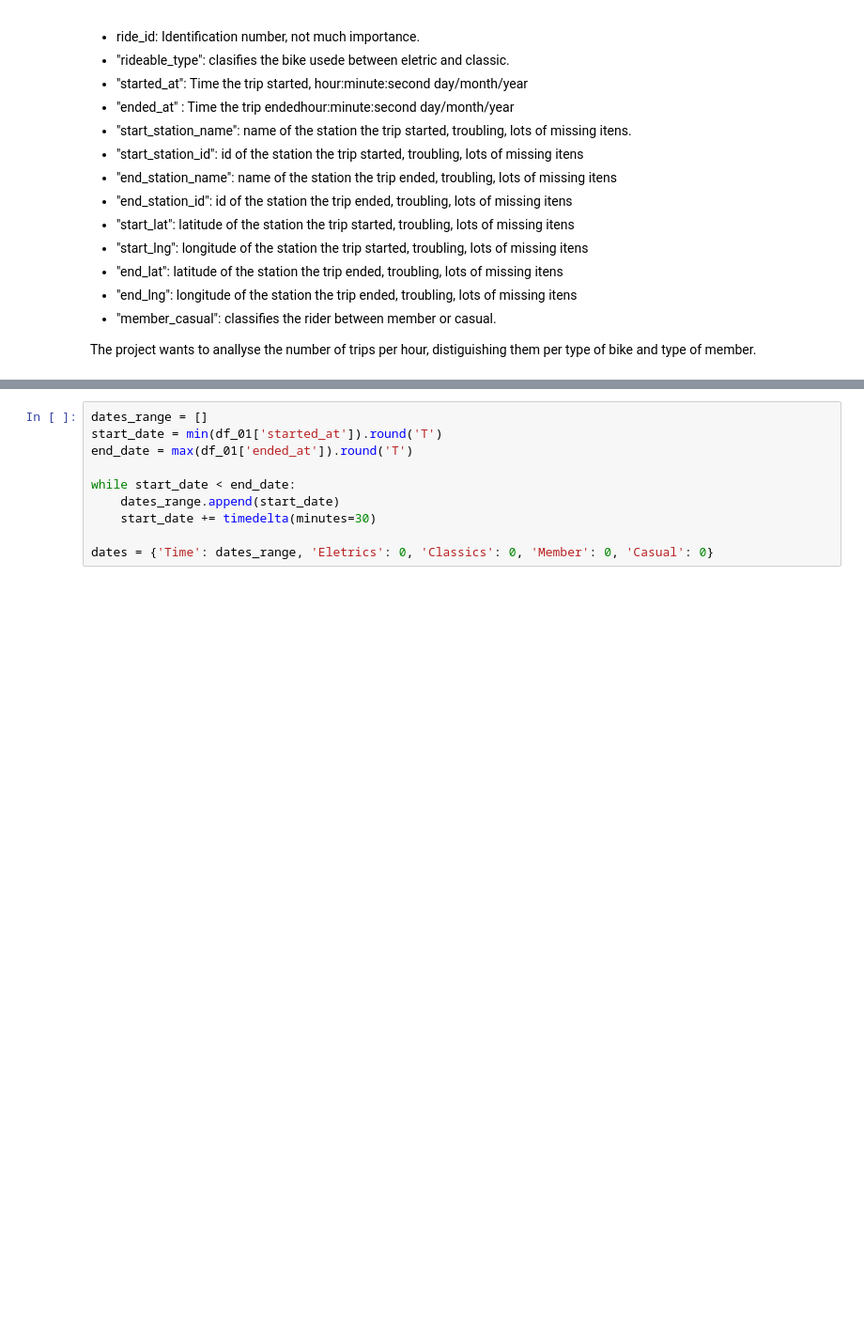
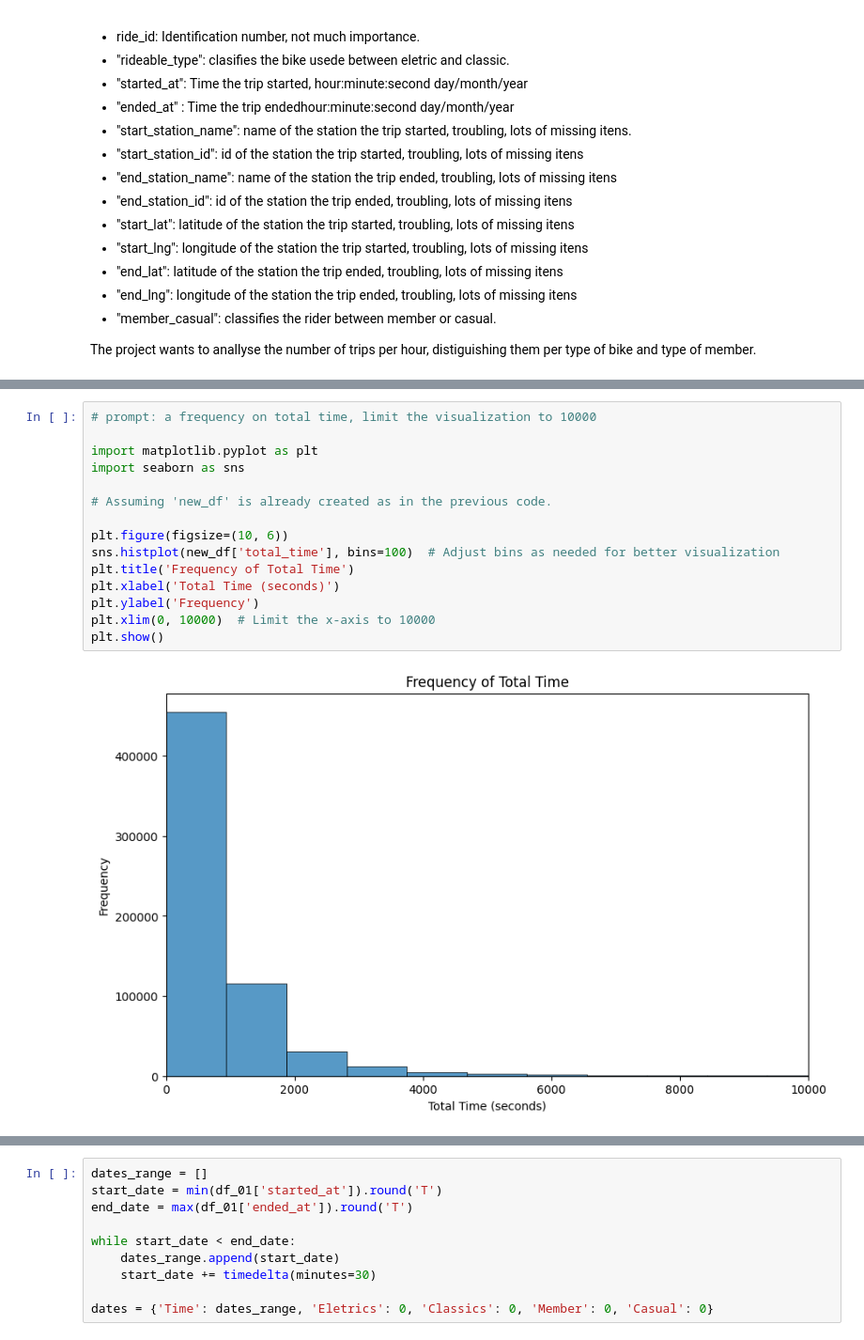
Before and after one commit to karausen/data-201-2025, a Jupyter notebook: DATA201_PROJECT1_(2).ipynb, the cells around one changed output, grey strips where cells are left out. Shown at 94% size. Saved outputs shown, nothing was run; the diff lists cells and outputs as text; blank space fills up the shorter version.

```diff
--- a/DATA201_PROJECT1_(2).ipynb
+++ b/DATA201_PROJECT1_(2).ipynb
@@ -93,0 +142,17 @@ print(all_times)
+# %%
+# prompt: a frequency on total time, limit the visualization to 10000
+
+import matplotlib.pyplot as plt
+import seaborn as sns
+
+# Assuming 'new_df' is already created as in the previous code.
+
+plt.figure(figsize=(10, 6))
+sns.histplot(new_df['total_time'], bins=100)  # Adjust bins as needed for better visualization
+plt.title('Frequency of Total Time')
+plt.xlabel('Total Time (seconds)')
+plt.ylabel('Frequency')
+plt.xlim(0, 10000)  # Limit the x-axis to 10000
+plt.show()
+# %% [output]
+[figure, added]
```
Also changed, not shown: parts of 25 cells of this notebook.
